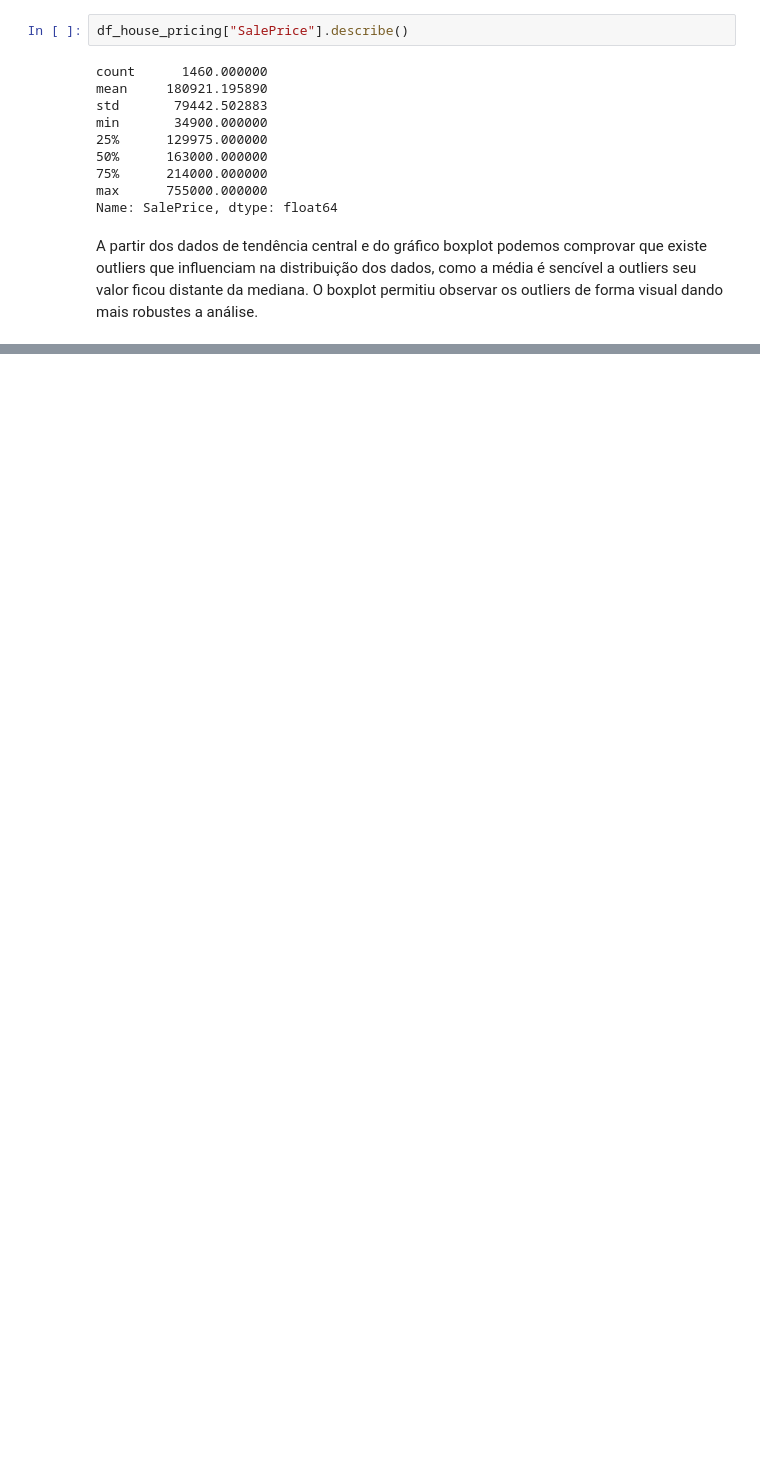
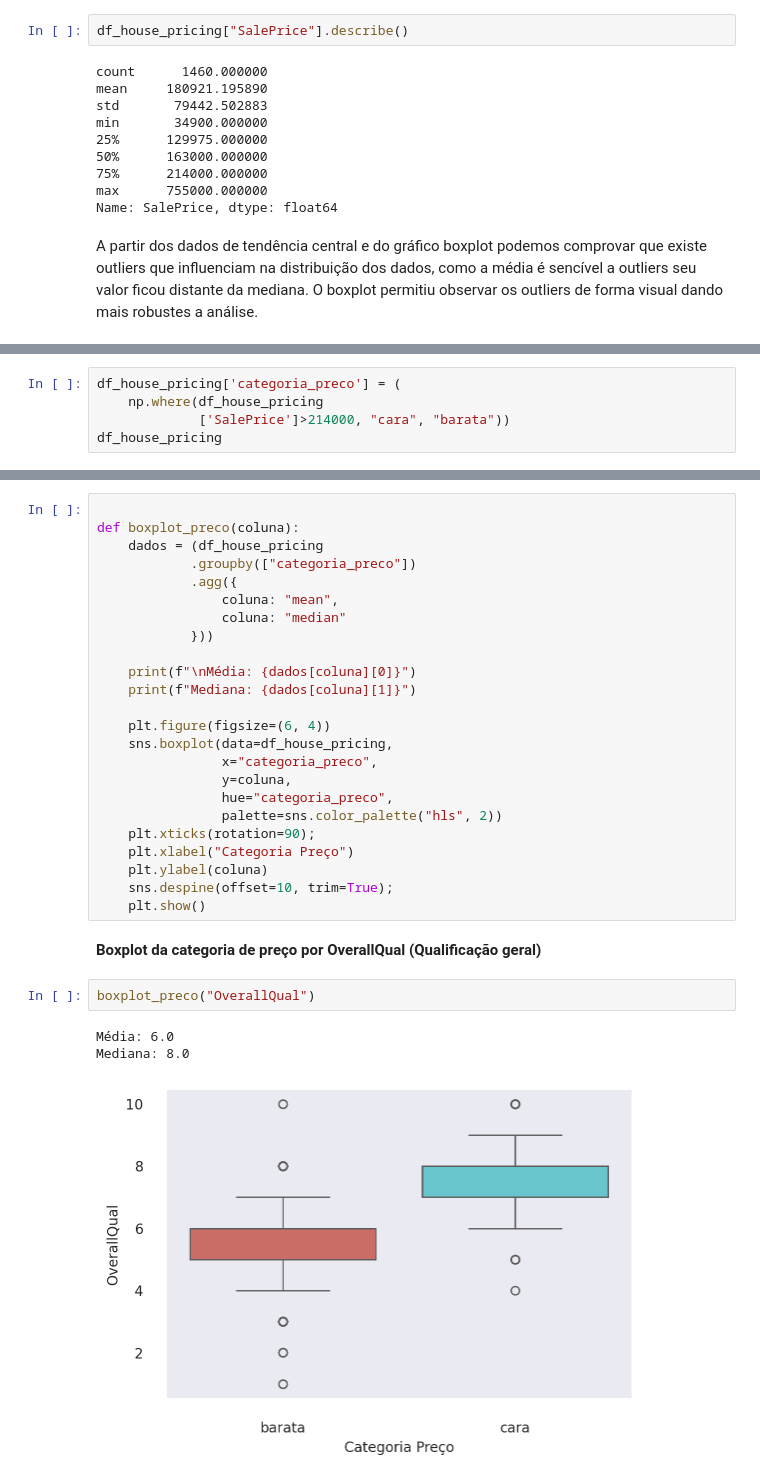
Before and after one commit to Oseiasdfarias/estatistica_do_basico_ao_avancado_EBA, a Jupyter notebook: estatistica_descritiva_house_pricing.ipynb, the cells around one changed output, grey strips where cells are left out. Drawn from its saved outputs; the diff is of its cells as text; blank space fills up the shorter version.

Commit message:
add: Iniciando novo notebook análise descritiva house pricing

```diff
--- a/estatistica_descritiva_house_pricing.ipynb
+++ b/estatistica_descritiva_house_pricing.ipynb
@@ -201,0 +272,5 @@ A partir dos dados de tendência central e do gráfico boxplot podemos comprovar
+# %%
+df_house_pricing['categoria_preco'] = (
+    np.where(df_house_pricing
+             ['SalePrice']>214000, "cara", "barata"))
+df_house_pricing
@@ -201,0 +301,32 @@ A partir dos dados de tendência central e do gráfico boxplot podemos comprovar
+# %%
+
+def boxplot_preco(coluna):
+    dados = (df_house_pricing
+            .groupby(["categoria_preco"])
+            .agg({
+                coluna: "mean",
+                coluna: "median"
+            }))
+
+    print(f"\nMédia: {dados[coluna][0]}")
+    print(f"Mediana: {dados[coluna][1]}")
+
+    plt.figure(figsize=(6, 4))
+    sns.boxplot(data=df_house_pricing,
+                x="categoria_preco",
+                y=coluna,
+                hue="categoria_preco",
+                palette=sns.color_palette("hls", 2))
+    plt.xticks(rotation=90);
+    plt.xlabel("Categoria Preço")
+    plt.ylabel(coluna)
+    sns.despine(offset=10, trim=True);
+    plt.show()
+# %% [markdown]
+**Boxplot da categoria de preço por OverallQual (Qualificação geral)**
+# %%
+boxplot_preco("OverallQual")
+# %% [output]
+Média: 6.0
+Mediana: 8.0
+[figure, added]
```
Also changed, not shown: parts of 23 cells of this notebook.
